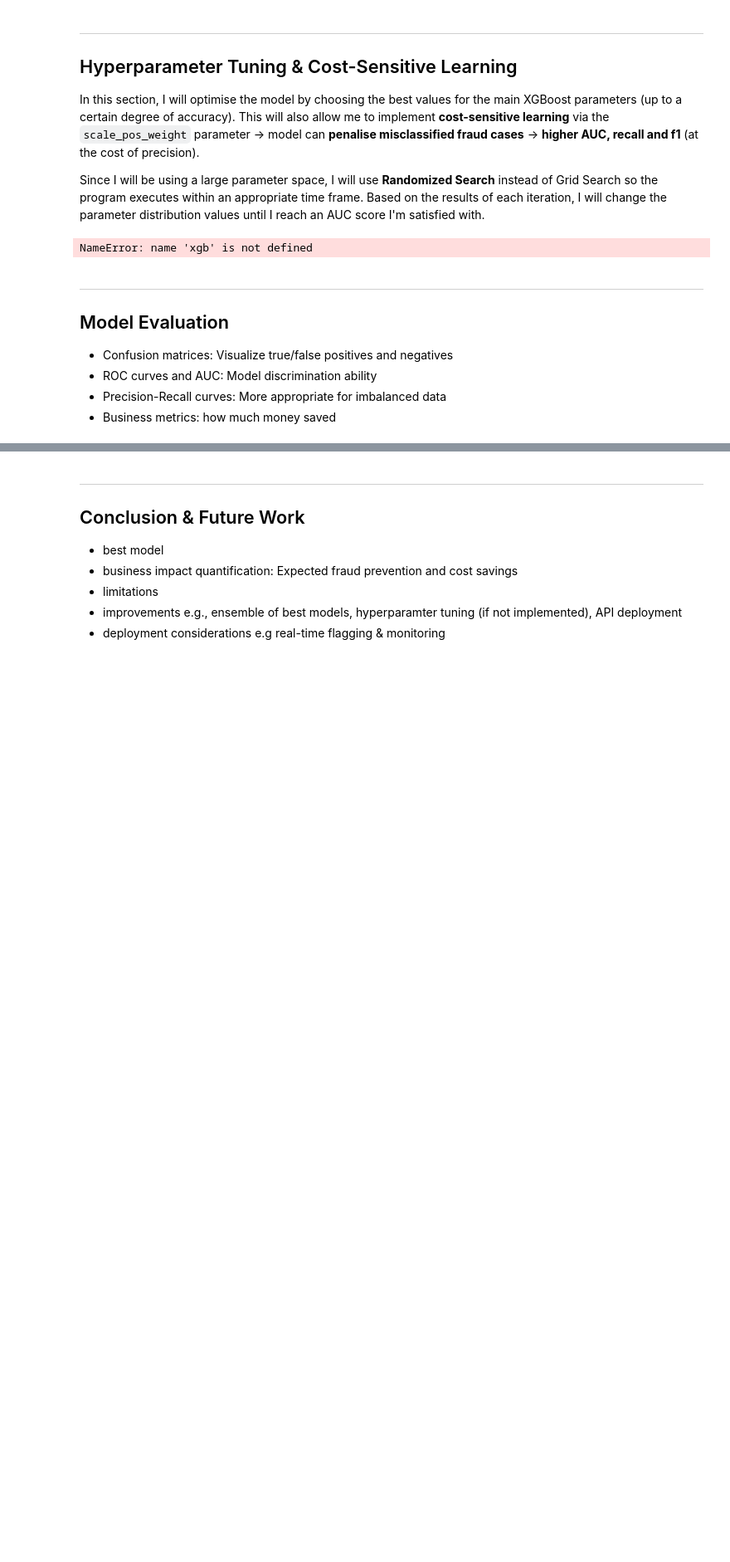
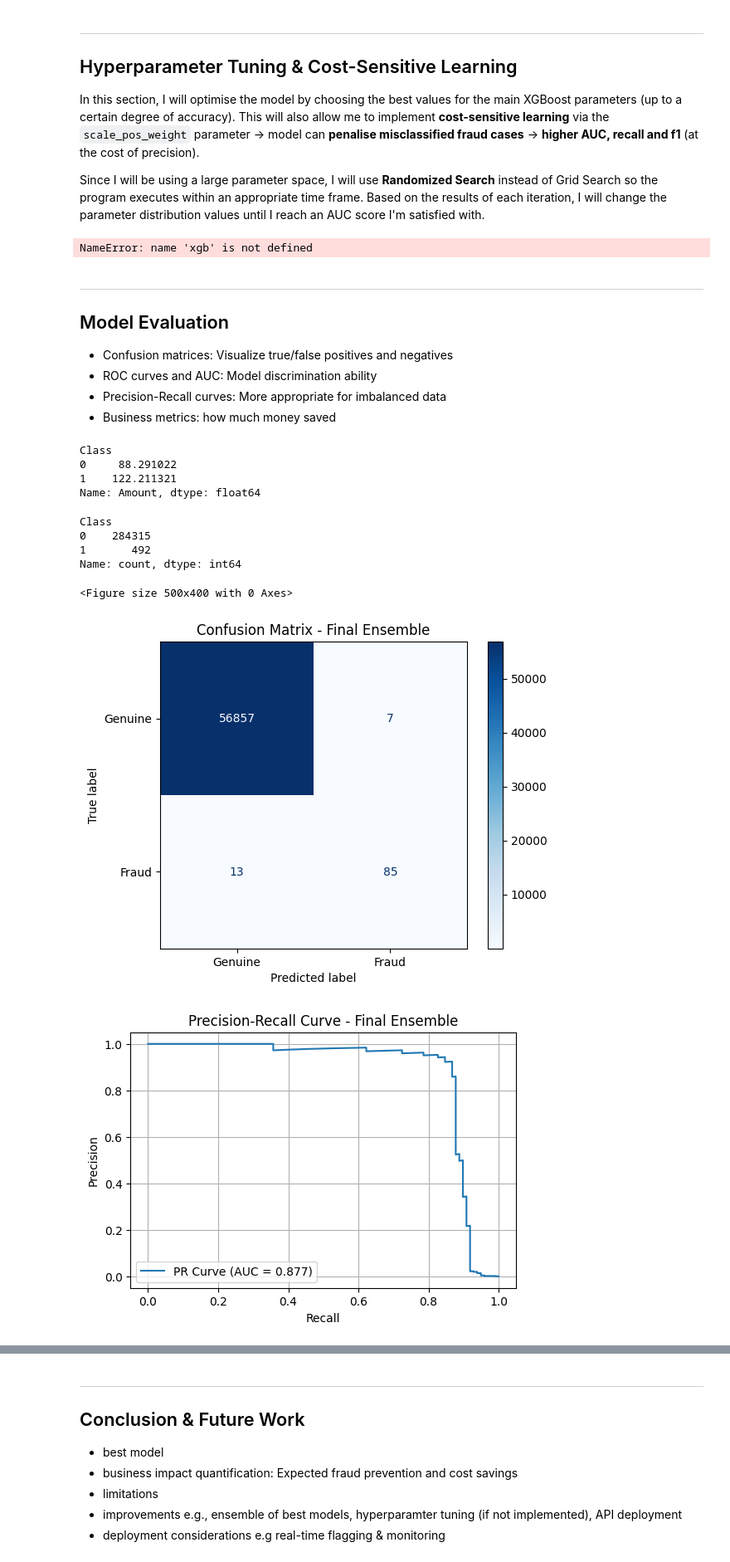
Before and after one commit to Rian-D/ML-Fraud-Detection, a Jupyter notebook: fraud_detection.ipynb, the cells around one changed output, grey strips where cells are left out. Shown at 83% size. Saved outputs shown, nothing was run; the diff lists cells and outputs as text; code cells hidden in the pictures; blank space fills up the shorter version.

Commit message:
Kaggle Notebook | Credit Card Fraud Detection | Version 6

```diff
--- a/fraud_detection.ipynb
+++ b/fraud_detection.ipynb
@@ -789,3 +777,62 @@ print("Best Recall:", random_search.best_score_)
 - ROC curves and AUC: Model discrimination ability
 - Precision-Recall curves: More appropriate for imbalanced data
 - Business metrics: how much money saved
+# %%
+df.groupby("Class")["Amount"].mean()
+# %% [output]
+Class
+0     88.291022
+1    122.211321
+Name: Amount, dtype: float64
+# %%
+df["Class"].value_counts()
+# %% [output]
+Class
+0    284315
+1       492
+Name: count, dtype: int64
+# %%
+# ================================
+# 1. CONFUSION MATRIX
+# ================================
+cm = confusion_matrix(y_test, ensemble_preds)
+disp = ConfusionMatrixDisplay(confusion_matrix=cm, display_labels=['Genuine', 'Fraud'])
+plt.figure(figsize=(5,4))
+disp.plot(cmap='Blues', values_format='d')
+plt.title("Confusion Matrix - Final Ensemble")
+plt.show()
+
+# ================================
+# 2. PRECISION-RECALL CURVE
+# ================================
+precisions, recalls, thresholds = precision_recall_curve(y_test, ensemble_probs)
+pr_auc = auc(recalls, precisions)
+
+plt.figure(figsize=(6,4))
+plt.plot(recalls, precisions, label=f'PR Curve (AUC = {pr_auc:.3f})')
+plt.xlabel('Recall')
+plt.ylabel('Precision')
+plt.title('Precision-Recall Curve - Final Ensemble')
+plt.grid(True)
+plt.legend()
+plt.show()
+
+# ================================
+# 3. ROC CURVE
+# ================================
+fpr, tpr, roc_thresholds = roc_curve(y_test, ensemble_probs)
+roc_auc = auc(fpr, tpr)
+
+plt.figure(figsize=(6,4))
+plt.plot(fpr, tpr, label=f'ROC Curve (AUC = {roc_auc:.3f})')
+plt.plot([0,1], [0,1], '--', color='grey')  # chance line
+plt.xlabel('False Positive Rate')
+plt.ylabel('True Positive Rate')
+plt.title('ROC Curve - Final Ensemble')
+plt.grid(True)
+plt.legend()
+plt.show()
+# %% [output]
+<Figure size 500x400 with 0 Axes>
+[figure, added]
+[figure, added]
```
Also changed, not shown: parts of 5 cells of this notebook.
